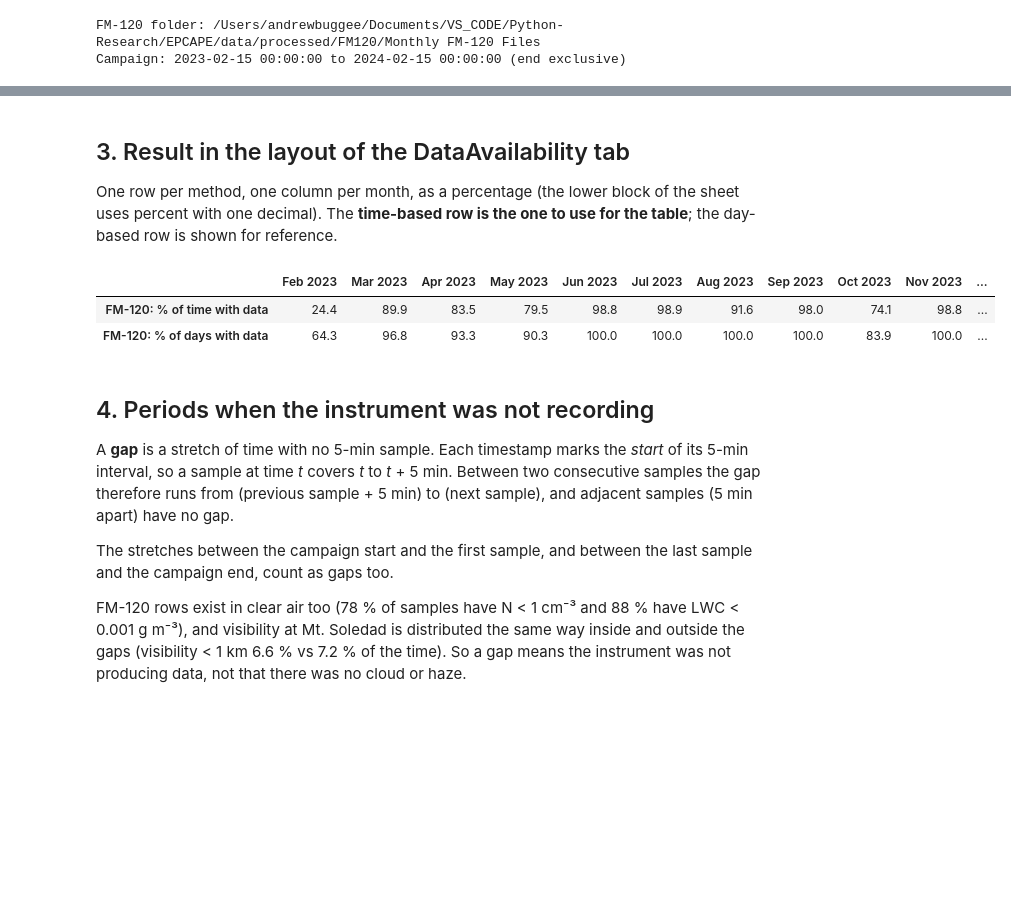
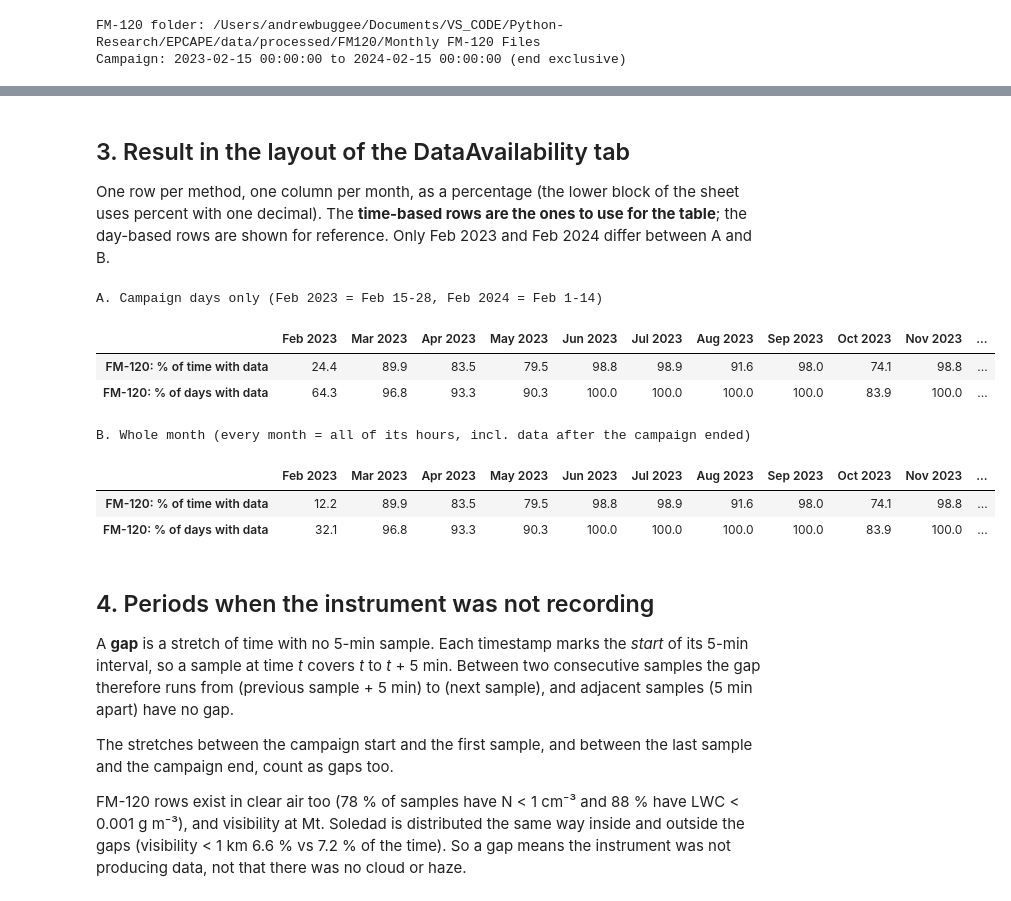
Before and after one commit to andrewjbuggee/Python-Research, a Jupyter notebook: EPCAPE/comparisons/data_availability/data_availability.ipynb, the cells around one changed output, grey strips where cells are left out. Saved outputs shown, nothing was run; the diff lists cells and outputs as text; code cells hidden in the pictures; blank space fills up the shorter version.

```diff
--- a/EPCAPE/comparisons/data_availability/data_availability.ipynb
+++ b/EPCAPE/comparisons/data_availability/data_availability.ipynb
@@ -126,17 +162,30 @@ avail.round(3)
 # %% [markdown]
 ## 3. Result in the layout of the DataAvailability tab
 
-One row per method, one column per month, as a percentage (the lower block of the sheet uses percent with one decimal). The **time-based row is the one to use for the table**; the day-based row is shown for reference.
+One row per method, one column per month, as a percentage (the lower block of the sheet uses percent with one decimal). The **time-based rows are the ones to use for the table**; the day-based rows are shown for reference. Only Feb 2023 and Feb 2024 differ between A and B.
 # %%
-# --- Sheet-style summary (percent, months as columns) -------------------------
-summary = (avail[["time_fraction", "day_fraction"]].T * 100).round(1)
-summary.index = ["FM-120: % of time with data", "FM-120: % of days with data"]
-summary.columns = [m.strftime("%b %Y") for m in summary.columns]
-summary
+# --- Sheet-style summaries (percent, months as columns) ------------------------
+def sheet_style(table: pd.DataFrame) -> pd.DataFrame:
+    """Percent of time and of days with data, one column per month."""
+    out = (table[["time_fraction", "day_fraction"]].T * 100).round(1)
+    out.index = ["FM-120: % of time with data", "FM-120: % of days with data"]
+    out.columns = [m.strftime("%b %Y") for m in out.columns]
+    return out
+
+
+print("A. Campaign days only (Feb 2023 = Feb 15-28, Feb 2024 = Feb 1-14)")
+display(sheet_style(avail))
+print("B. Whole month (every month = all of its hours, incl. data after the campaign ended)")
+display(sheet_style(avail_full))
 # %% [output]
+A. Campaign days only (Feb 2023 = Feb 15-28, Feb 2024 = Feb 1-14)
 |  | Feb 2023 | Mar 2023 | Apr 2023 | May 2023 | Jun 2023 | Jul 2023 | Aug 2023 | Sep 2023 | Oct 2023 | Nov 2023 | ... |
 | FM-120: % of time with data | 24.4 | 89.9 | 83.5 | 79.5 | 98.8 | 98.9 | 91.6 | 98.0 | 74.1 | 98.8 | ... |
 | FM-120: % of days with data | 64.3 | 96.8 | 93.3 | 90.3 | 100.0 | 100.0 | 100.0 | 100.0 | 83.9 | 100.0 | ... |
+B. Whole month (every month = all of its hours, incl. data after the campaign ended)
+|  | Feb 2023 | Mar 2023 | Apr 2023 | May 2023 | Jun 2023 | Jul 2023 | Aug 2023 | Sep 2023 | Oct 2023 | Nov 2023 | ... |
+| FM-120: % of time with data | 12.2 | 89.9 | 83.5 | 79.5 | 98.8 | 98.9 | 91.6 | 98.0 | 74.1 | 98.8 | ... |
+| FM-120: % of days with data | 32.1 | 96.8 | 93.3 | 90.3 | 100.0 | 100.0 | 100.0 | 100.0 | 83.9 | 100.0 | ... |
 # %% [markdown]
 ## 4. Periods when the instrument was not recording
 
```
Also changed, not shown: parts of 15 cells of this notebook, 2 other files.
